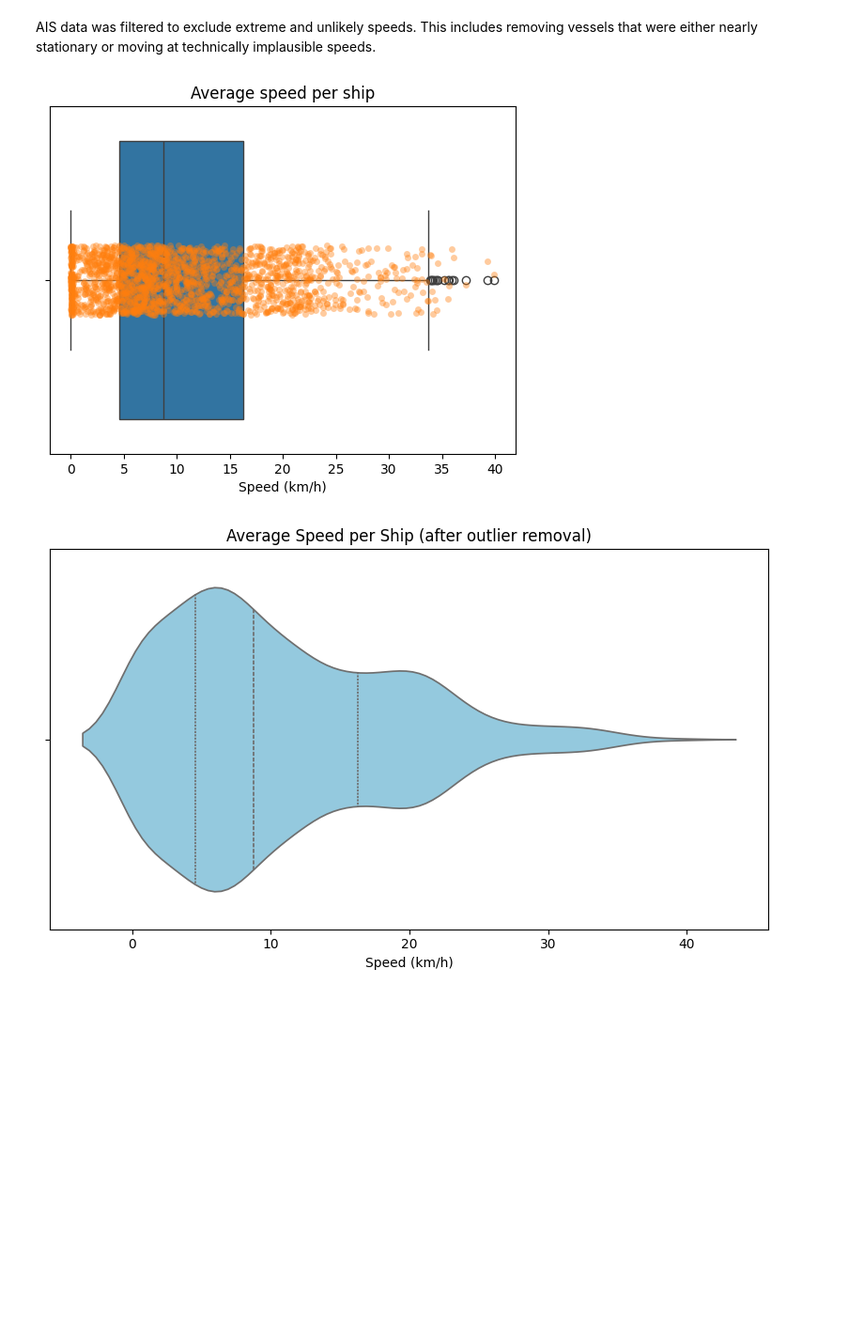
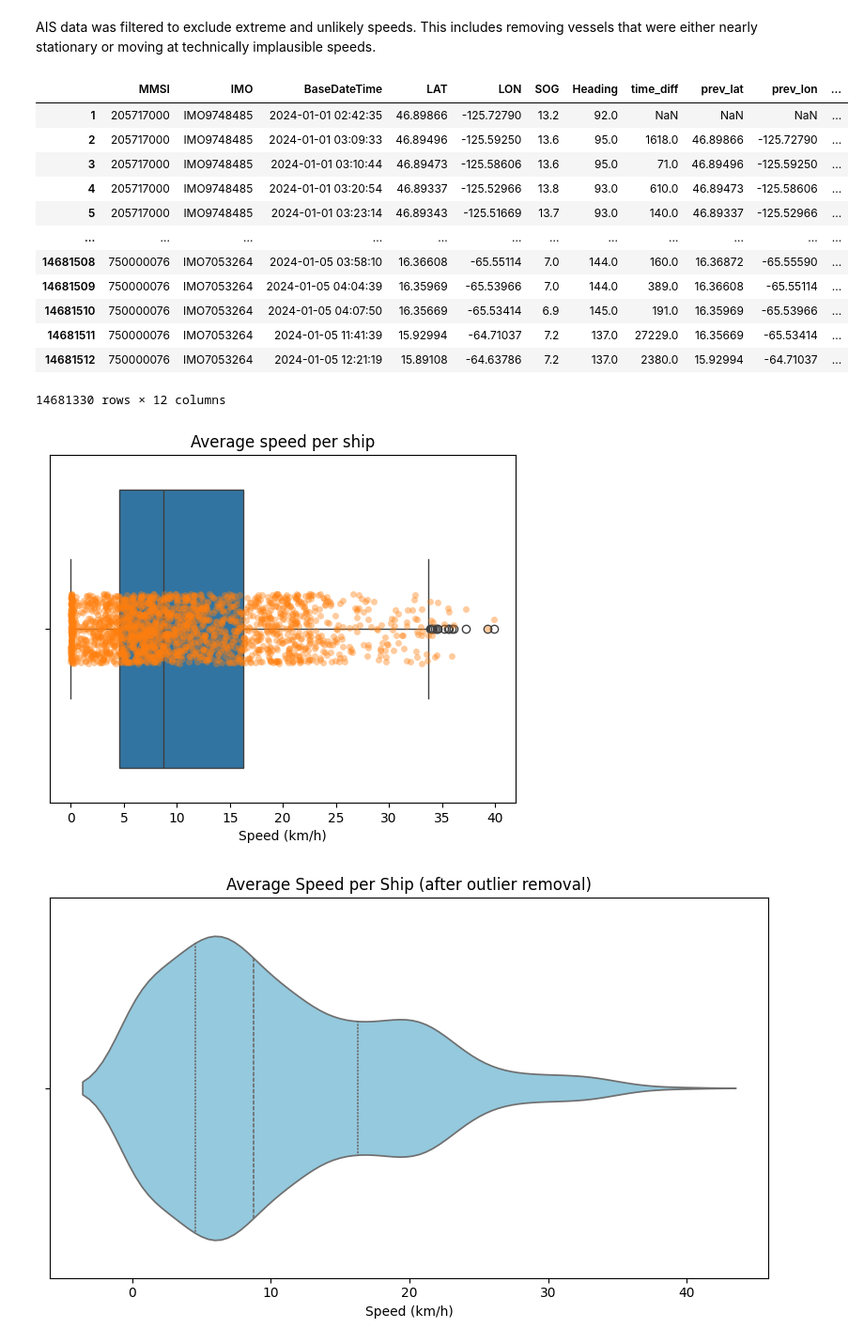
Before and after one commit to grimmmbo/AIS_RF_matching, a Jupyter notebook: notebooks/02_data_preparation.ipynb, the cells around one changed output. Shown at 94% size. Drawn from its saved outputs; the diff is of its cells as text; code cells hidden in the pictures; blank space fills up the shorter version.

```diff
--- a/notebooks/02_data_preparation.ipynb
+++ b/notebooks/02_data_preparation.ipynb
@@ -49,10 +49,28 @@ df_prep_step1.head(5)
 ### __Step 2: Filtering unrealistic vessel speeds__
 # %% [markdown]
 AIS data was filtered to exclude extreme and unlikely speeds. This includes removing vessels that were either nearly stationary or moving at technically implausible speeds.
+# %%
+df_prep_step2 = df_prep_step1.copy()
+df_speed = add_speed_info(df_prep_step2)
+df_speed
+# %% [output]
+|  | MMSI | IMO | BaseDateTime | LAT | LON | SOG | Heading | time_diff | prev_lat | prev_lon | ... |
+| 1 | 205717000 | IMO9748485 | 2024-01-01 02:42:35 | 46.89866 | -125.72790 | 13.2 | 92.0 | NaN | NaN | NaN | ... |
+| 2 | 205717000 | IMO9748485 | 2024-01-01 03:09:33 | 46.89496 | -125.59250 | 13.6 | 95.0 | 1618.0 | 46.89866 | -125.72790 | ... |
+| 3 | 205717000 | IMO9748485 | 2024-01-01 03:10:44 | 46.89473 | -125.58606 | 13.6 | 95.0 | 71.0 | 46.89496 | -125.59250 | ... |
+| 4 | 205717000 | IMO9748485 | 2024-01-01 03:20:54 | 46.89337 | -125.52966 | 13.8 | 93.0 | 610.0 | 46.89473 | -125.58606 | ... |
+| 5 | 205717000 | IMO9748485 | 2024-01-01 03:23:14 | 46.89343 | -125.51669 | 13.7 | 93.0 | 140.0 | 46.89337 | -125.52966 | ... |
+| ... | ... | ... | ... | ... | ... | ... | ... | ... | ... | ... | ... |
+| 14681508 | 750000076 | IMO7053264 | 2024-01-05 03:58:10 | 16.36608 | -65.55114 | 7.0 | 144.0 | 160.0 | 16.36872 | -65.55590 | ... |
+| 14681509 | 750000076 | IMO7053264 | 2024-01-05 04:04:39 | 16.35969 | -65.53966 | 7.0 | 144.0 | 389.0 | 16.36608 | -65.55114 | ... |
+| 14681510 | 750000076 | IMO7053264 | 2024-01-05 04:07:50 | 16.35669 | -65.53414 | 6.9 | 145.0 | 191.0 | 16.35969 | -65.53966 | ... |
+| 14681511 | 750000076 | IMO7053264 | 2024-01-05 11:41:39 | 15.92994 | -64.71037 | 7.2 | 137.0 | 27229.0 | 16.35669 | -65.53414 | ... |
+| 14681512 | 750000076 | IMO7053264 | 2024-01-05 12:21:19 | 15.89108 | -64.63786 | 7.2 | 137.0 | 2380.0 | 15.92994 | -64.71037 | ... |
+14681330 rows × 12 columns
 # %%
 # Remove high-speed outliers (unrealistically fast vessels, as observed during data exploration (phase 1))
-df_prep_step2 = df_prep_step1.copy()
-df_speed = add_speed_info(df_prep_step2)
+# df_prep_step2 = df_prep_step1.copy()
+# df_speed = add_speed_info(df_prep_step2)
 
 df_prep_step2 = remove_high_speed_outliers(df_speed)
 avg_speeds_boxplot_1 = df_prep_step2.groupby("MMSI")["speed_kph"].mean().reset_index()
@@ -63,7 +81,7 @@ plt.title("Average speed per ship")
 plt.xlabel("Speed (km/h)")
 plt.show()
 # %% [output]
-[figure, old version]
+[figure, new version]
 # %%
 plt.figure(figsize=(8, 5))
 sns.violinplot(data=avg_speeds_boxplot_1, x="speed_kph", inner="quartile", color='skyblue')
```
Also changed, not shown: parts of 14 cells of this notebook, 11 other files.
